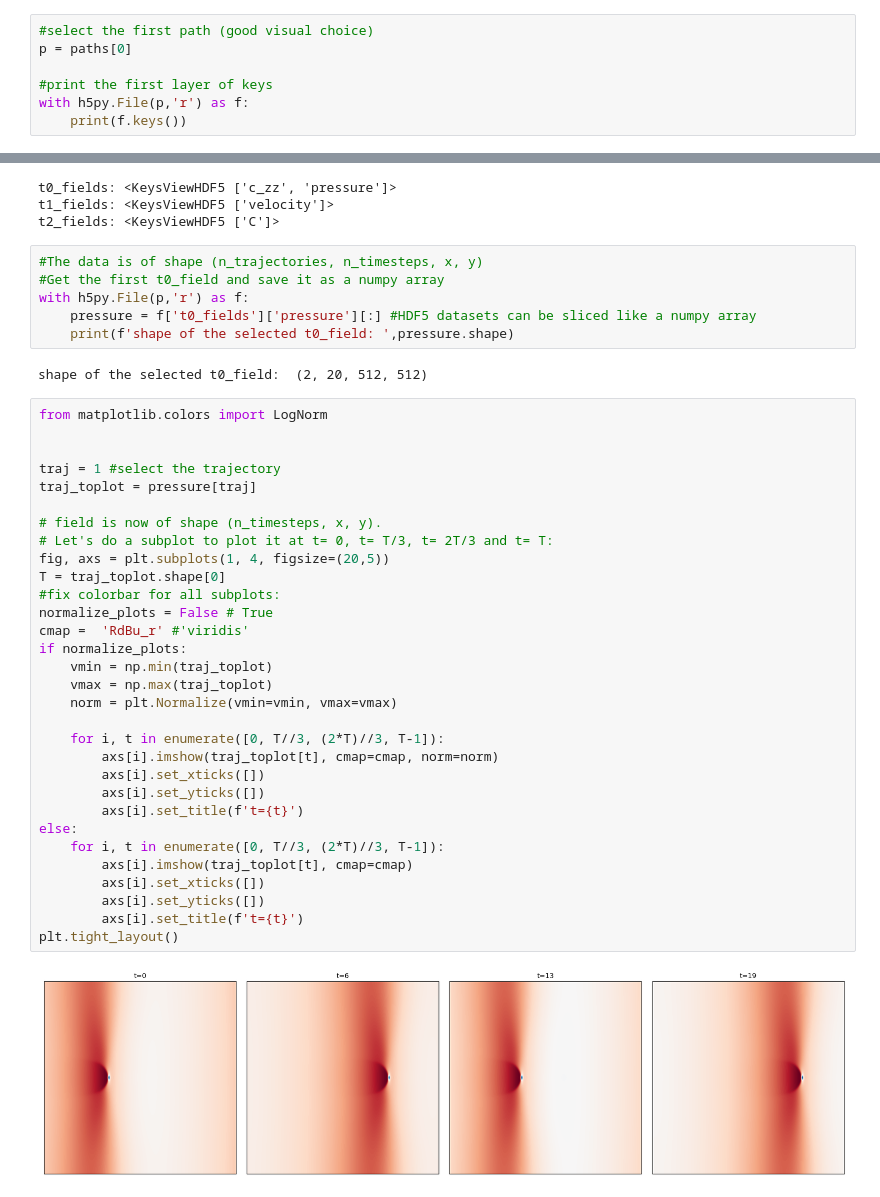
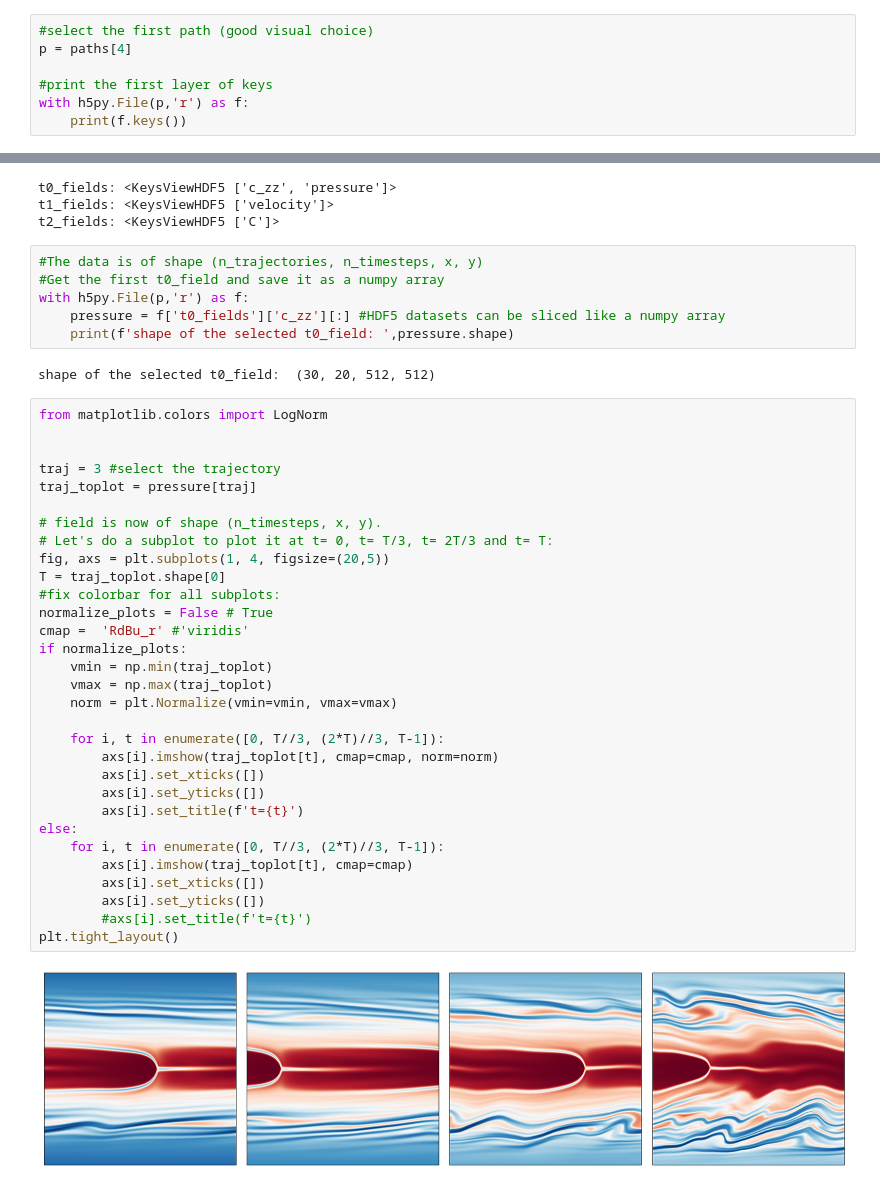
Before and after one commit to PolymathicAI/the_well, a Jupyter notebook: datasets/viscoelastic_instability/visualization_viscoelastic_instability.ipynb, the cells around one changed output, grey strips where cells are left out. Drawn from its saved outputs; the diff is of its cells as text.

```diff
--- a/datasets/viscoelastic_instability/visualization_viscoelastic_instability.ipynb
+++ b/datasets/viscoelastic_instability/visualization_viscoelastic_instability.ipynb
@@ -16,6 +16,6 @@ print(paths)
 # %%
 #select the first path (good visual choice)
-p = paths[0]
+p = paths[4]
 
 #print the first layer of keys
 with h5py.File(p,'r') as f:
@@ -47,40 +47,40 @@ t2_fields: <KeysViewHDF5 ['C']>
 #The data is of shape (n_trajectories, n_timesteps, x, y)
 #Get the first t0_field and save it as a numpy array
 with h5py.File(p,'r') as f:
-    pressure = f['t0_fields']['pressure'][:] #HDF5 datasets can be sliced like a numpy array
+    pressure = f['t0_fields']['c_zz'][:] #HDF5 datasets can be sliced like a numpy array
     print(f'shape of the selected t0_field: ',pressure.shape)
 # %% [output]
-shape of the selected t0_field:  (2, 20, 512, 512)
+shape of the selected t0_field:  (30, 20, 512, 512)
 # %%
 from matplotlib.colors import LogNorm
 
 
-traj = 1 #select the trajectory
+traj = 3 #select the trajectory
 traj_toplot = pressure[traj]
 
 # field is now of shape (n_timesteps, x, y).
 # Let's do a subplot to plot it at t= 0, t= T/3, t= 2T/3 and t= T:
 fig, axs = plt.subplots(1, 4, figsize=(20,5))
 T = traj_toplot.shape[0]
 #fix colorbar for all subplots:
 normalize_plots = False # True
 cmap =  'RdBu_r' #'viridis'
 if normalize_plots:
     vmin = np.min(traj_toplot)
     vmax = np.max(traj_toplot)
     norm = plt.Normalize(vmin=vmin, vmax=vmax)
 
     for i, t in enumerate([0, T//3, (2*T)//3, T-1]):
         axs[i].imshow(traj_toplot[t], cmap=cmap, norm=norm)
         axs[i].set_xticks([])
         axs[i].set_yticks([])
         axs[i].set_title(f't={t}')
 else:
     for i, t in enumerate([0, T//3, (2*T)//3, T-1]):
         axs[i].imshow(traj_toplot[t], cmap=cmap)
         axs[i].set_xticks([])
         axs[i].set_yticks([])
-        axs[i].set_title(f't={t}')
+        #axs[i].set_title(f't={t}')
 plt.tight_layout()
 # %% [output]
-[figure, old version]
+[figure, new version]
```
Also changed, not shown: parts of 1 cell of this notebook, 1 other file.
